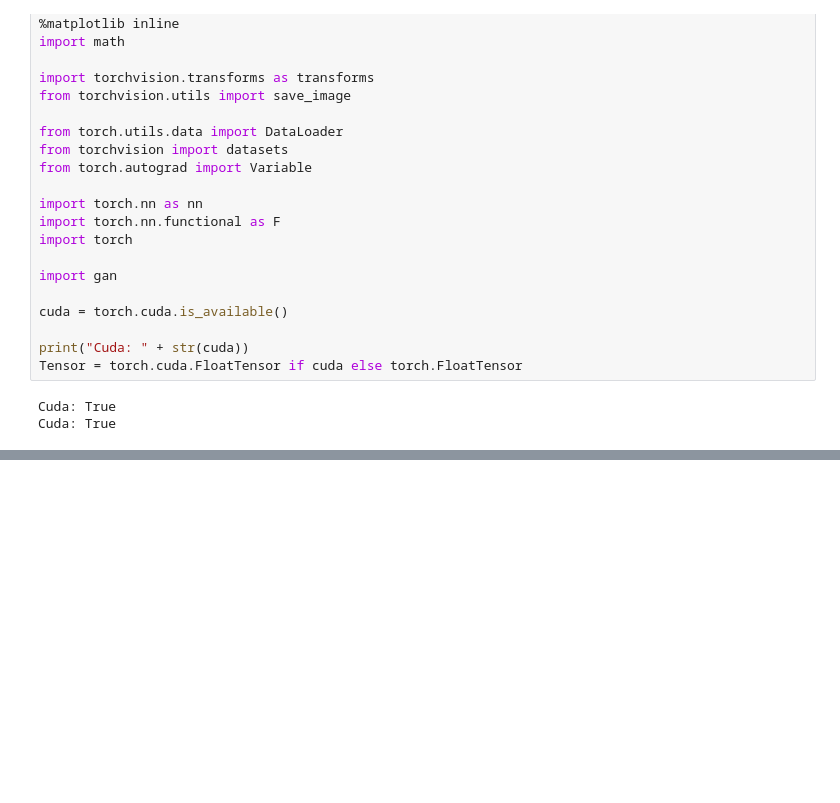
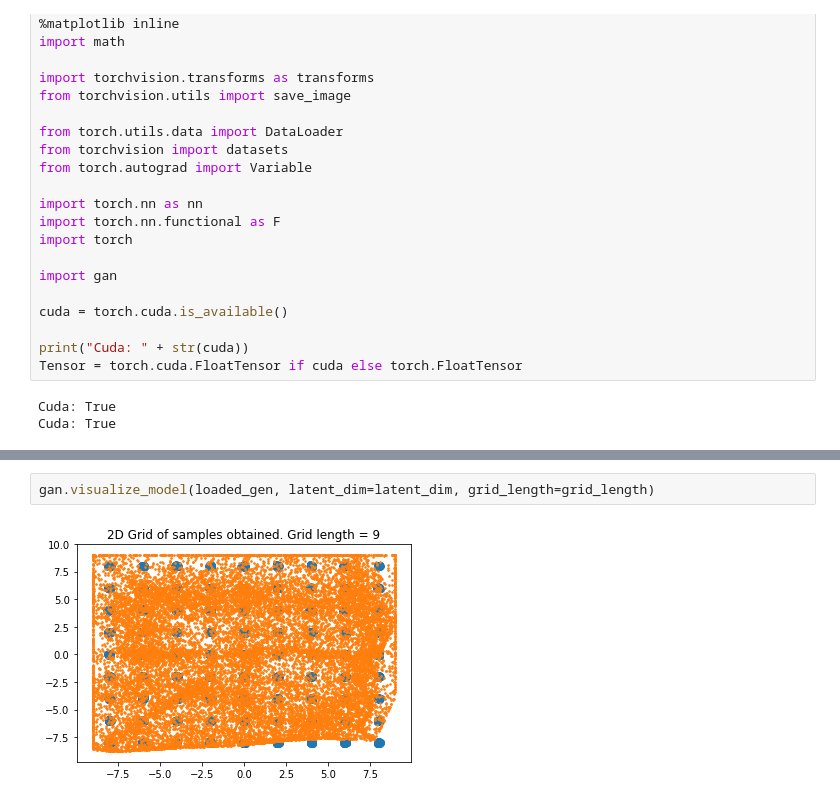
Before and after one commit to narenmanoj/summer-2018-sandbox, a Jupyter notebook: experiments/synthetic/gradient_free_radius.ipynb, the cells around one changed output, grey strips where cells are left out. Drawn from its saved outputs; the diff is of its cells as text; blank space fills up the shorter version.

```diff
--- a/experiments/synthetic/gradient_free_radius.ipynb
+++ b/experiments/synthetic/gradient_free_radius.ipynb
@@ -41,0 +42,4 @@ gan.visualize_latent_space(loaded_gen, latent_dim=latent_dim, grid_length=grid_l
+# %%
+gan.visualize_model(loaded_gen, latent_dim=latent_dim, grid_length=grid_length)
+# %% [output]
+[figure, added]
```
Also changed, not shown: parts of 3 cells of this notebook.
